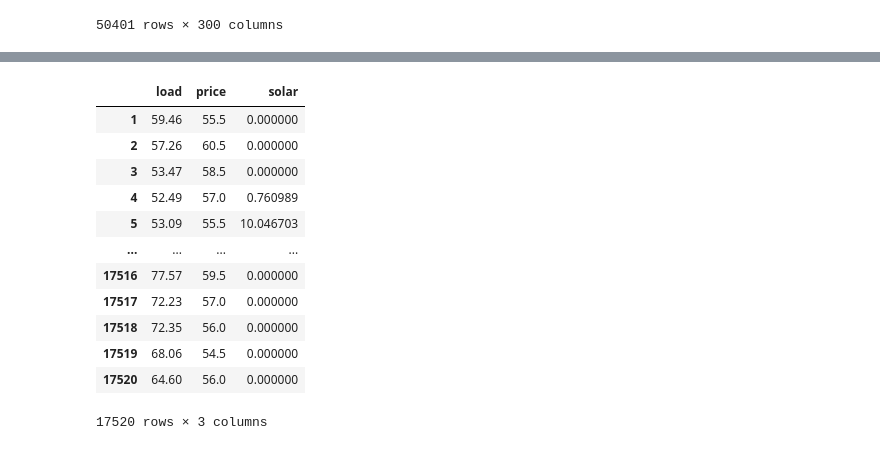
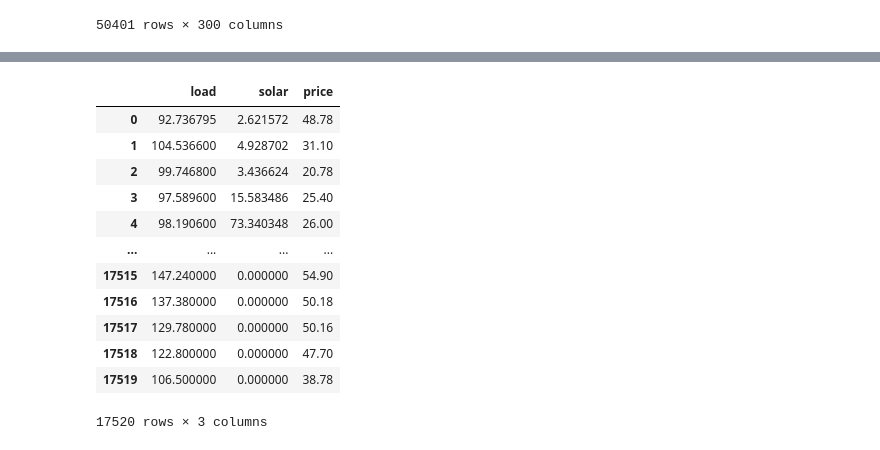
Before and after one commit to the-guti/ugrip-energy, a Jupyter notebook: building_energy_storage_simulation/data/preprocessing.ipynb, the cells around one changed output, grey strips where cells are left out. Saved outputs shown, nothing was run; the diff lists cells and outputs as text; code cells hidden in the pictures.

```diff
--- a/building_energy_storage_simulation/data/preprocessing.ipynb
+++ b/building_energy_storage_simulation/data/preprocessing.ipynb
@@ -132,4 +131,0 @@ data
-# %%
-# divide AT_load_actual_entsoe_transparency by 100
-data["AT_load_actual_entsoe_transparency"] /= 100
-data
@@ -149,0 +132,4 @@ data
+# %%
+# scale the values
+data["GR_load_actual_entsoe_transparency"] /= 50
+data
@@ -149,0 +150,10 @@ data
+# %%
+# read Greece.csv
+gr_prices = pd.read_csv("raw/Greece.csv")
+gr_prices.drop(columns=["Country", "ISO3 Code", "Datetime (Local)"], inplace=True)
+gr_prices["Datetime (UTC)"] = pd.to_datetime(gr_prices["Datetime (UTC)"], format="%Y-%m-%d %H:%M:%S")
+gr_prices["date"] = gr_prices["Datetime (UTC)"].dt.date
+gr_prices["time"] = gr_prices["Datetime (UTC)"].dt.time
+gr_prices.drop(columns=["Datetime (UTC)"], inplace=True)
+gr_prices = gr_prices[["date", "time", "Price (EUR/MWhe)"]].iloc[:26280]
+gr_prices
@@ -149,0 +174,4 @@ data
+# %%
+# merge by date and time
+data = data.merge(gr_prices, on=["date", "time"])
+data
@@ -150,23 +192,20 @@ data
 # %%
-# remove date and time columns
 data.drop(columns=["date", "time"], inplace=True)
-# rename columns
-data.columns = ["load", "price", "solar"]
-# split the first two years for training and the last year for testing
+data.columns = ["load", "solar", "price"]
 train_data = data.iloc[:17520]
 test_data = data.iloc[17520:]
 train_data
 # %% [output]
-|  | load | price | solar |
-| 1 | 59.46 | 55.5 | 0.000000 |
-| 2 | 57.26 | 60.5 | 0.000000 |
-| 3 | 53.47 | 58.5 | 0.000000 |
-| 4 | 52.49 | 57.0 | 0.760989 |
-| 5 | 53.09 | 55.5 | 10.046703 |
+|  | load | solar | price |
+| 0 | 92.736795 | 2.621572 | 48.78 |
+| 1 | 104.536600 | 4.928702 | 31.10 |
+| 2 | 99.746800 | 3.436624 | 20.78 |
+| 3 | 97.589600 | 15.583486 | 25.40 |
+| 4 | 98.190600 | 73.340348 | 26.00 |
 | ... | ... | ... | ... |
-| 17516 | 77.57 | 59.5 | 0.000000 |
-| 17517 | 72.23 | 57.0 | 0.000000 |
-| 17518 | 72.35 | 56.0 | 0.000000 |
-| 17519 | 68.06 | 54.5 | 0.000000 |
-| 17520 | 64.60 | 56.0 | 0.000000 |
+| 17515 | 147.240000 | 0.000000 | 54.90 |
+| 17516 | 137.380000 | 0.000000 | 50.18 |
+| 17517 | 129.780000 | 0.000000 | 50.16 |
+| 17518 | 122.800000 | 0.000000 | 47.70 |
+| 17519 | 106.500000 | 0.000000 | 38.78 |
 17520 rows × 3 columns
```
Also changed, not shown: parts of 10 cells of this notebook, 2 other files.
